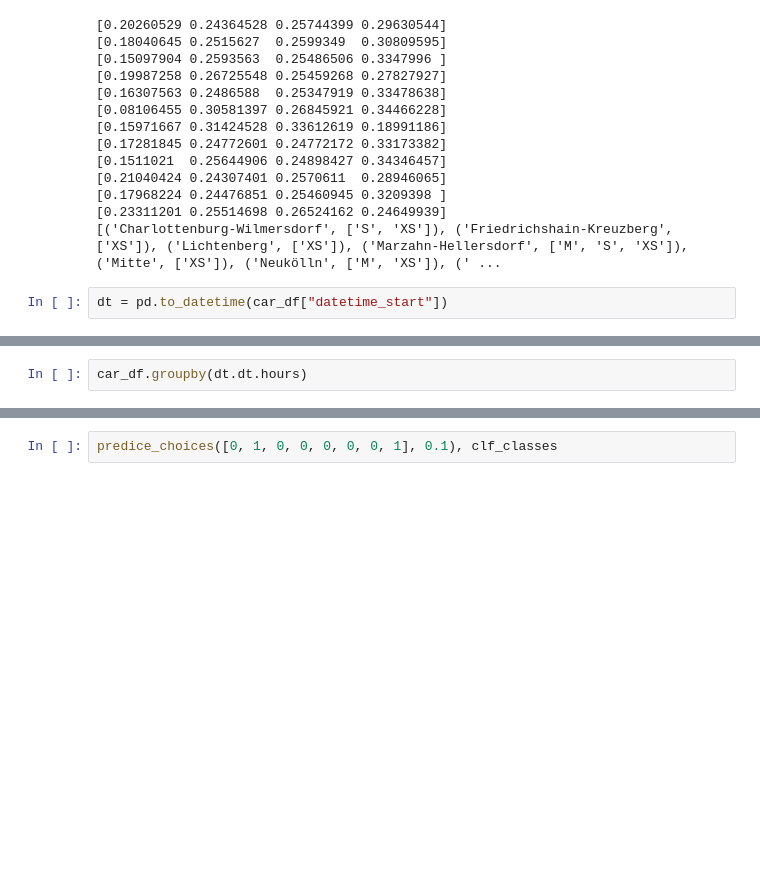
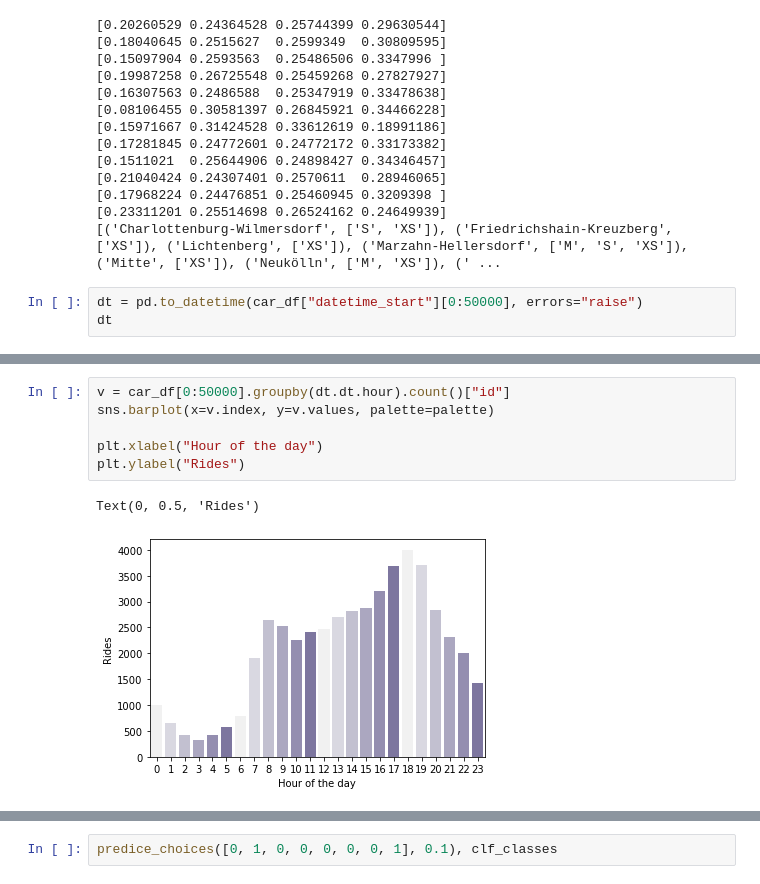
Before and after one commit to lucafanselau/bachelor-seminar-thesis, a Jupyter notebook: src/vehicle-choice-model.ipynb, the cells around one changed output, grey strips where cells are left out. Drawn from its saved outputs; the diff is of its cells as text; blank space fills up the shorter version.

```diff
--- a/src/vehicle-choice-model.ipynb
+++ b/src/vehicle-choice-model.ipynb
@@ -338,4 +343,5 @@ print([(on, predict_district(on, 0.04)) for on in districts.index])
 [0.23311201 0.25514698 0.26524162 0.24649939]
 [('Charlottenburg-Wilmersdorf', ['S', 'XS']), ('Friedrichshain-Kreuzberg', ['XS']), ('Lichtenberg', ['XS']), ('Marzahn-Hellersdorf', ['M', 'S', 'XS']), ('Mitte', ['XS']), ('Neukölln', ['M', 'XS']), (' ...
 # %%
-dt = pd.to_datetime(car_df["datetime_start"])
+dt = pd.to_datetime(car_df["datetime_start"][0:50000], errors="raise")
+dt
@@ -342,2 +361,9 @@ dt = pd.to_datetime(car_df["datetime_start"])
-# %%
-car_df.groupby(dt.dt.hours)
+# %%
+v = car_df[0:50000].groupby(dt.dt.hour).count()["id"]
+sns.barplot(x=v.index, y=v.values, palette=palette)
+
+plt.xlabel("Hour of the day")
+plt.ylabel("Rides")
+# %% [output]
+Text(0, 0.5, 'Rides')
+[figure, added]
```
Also changed, not shown: parts of 3 cells of this notebook, 6 other files.
